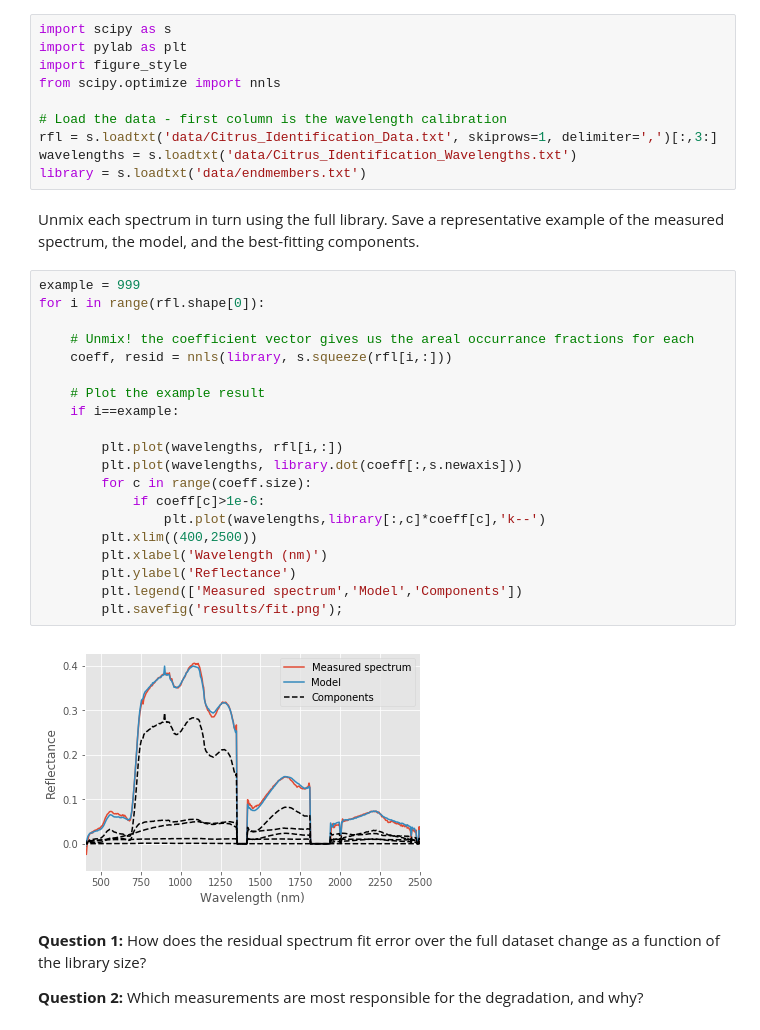
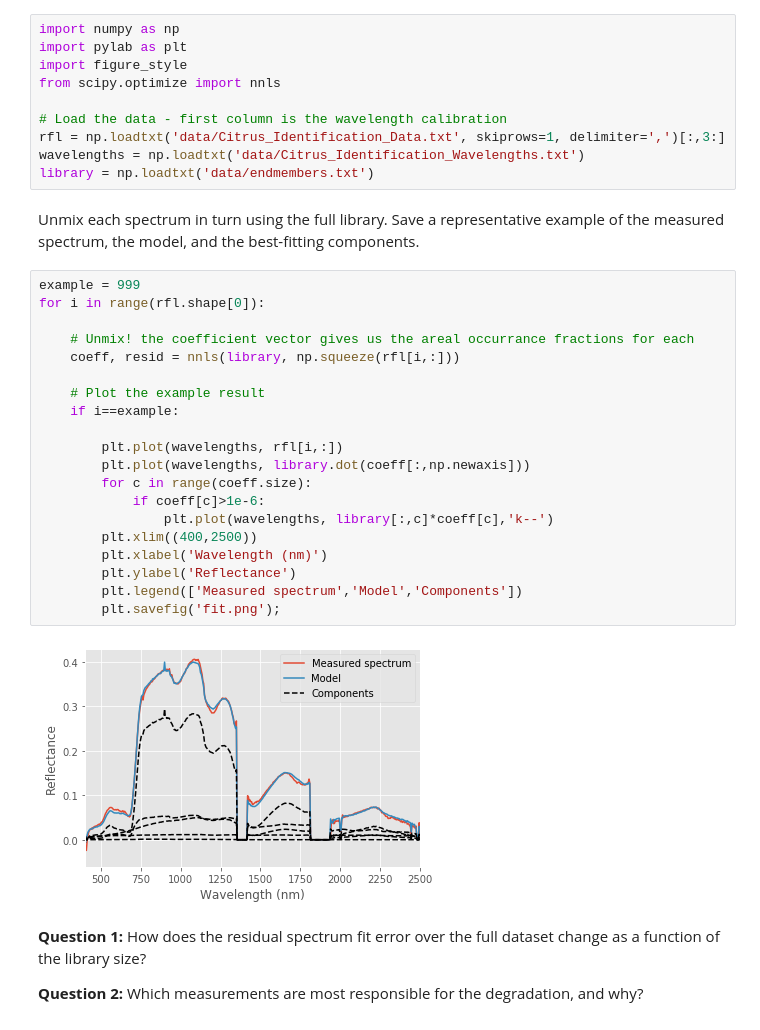
Before and after one commit to davidraythompson/istutor, a Jupyter notebook: 09_Reflectances/09_Unmixing.ipynb, the cells around one changed output. Saved outputs shown, nothing was run; the diff lists cells and outputs as text.

```diff
--- a/09_Reflectances/09_Unmixing.ipynb
+++ b/09_Reflectances/09_Unmixing.ipynb
@@ -7,39 +7,39 @@ __________
 
 This exercise walks you through linear unmixing of remote surface reflectance data using a spectral library.  We import dependencies, and load the wavelengths, reflectances and library of endmembers.  Here the spectra are provided as lists rather than images.
 # %%
-import scipy as s
+import numpy as np
 import pylab as plt
 import figure_style
 from scipy.optimize import nnls
 
 # Load the data - first column is the wavelength calibration
-rfl = s.loadtxt('data/Citrus_Identification_Data.txt', skiprows=1, delimiter=',')[:,3:]
-wavelengths = s.loadtxt('data/Citrus_Identification_Wavelengths.txt')
-library = s.loadtxt('data/endmembers.txt')
+rfl = np.loadtxt('data/Citrus_Identification_Data.txt', skiprows=1, delimiter=',')[:,3:]
+wavelengths = np.loadtxt('data/Citrus_Identification_Wavelengths.txt')
+library = np.loadtxt('data/endmembers.txt')
 # %% [markdown]
 Unmix each spectrum in turn using the full library.  Save a representative example of the measured spectrum, the model, and the best-fitting components.
 # %%
 example = 999
 for i in range(rfl.shape[0]):
 
     # Unmix! the coefficient vector gives us the areal occurrance fractions for each
-    coeff, resid = nnls(library, s.squeeze(rfl[i,:]))
+    coeff, resid = nnls(library, np.squeeze(rfl[i,:]))
 
     # Plot the example result
     if i==example:
 
         plt.plot(wavelengths, rfl[i,:])
-        plt.plot(wavelengths, library.dot(coeff[:,s.newaxis]))
+        plt.plot(wavelengths, library.dot(coeff[:,np.newaxis]))
         for c in range(coeff.size):
             if coeff[c]>1e-6:
-                plt.plot(wavelengths,library[:,c]*coeff[c],'k--')
+                plt.plot(wavelengths, library[:,c]*coeff[c],'k--')
         plt.xlim((400,2500))
         plt.xlabel('Wavelength (nm)')
         plt.ylabel('Reflectance')
         plt.legend(['Measured spectrum','Model','Components'])
-        plt.savefig('results/fit.png');
+        plt.savefig('fit.png');
 # %% [output]
-[figure, old version]
+[figure, new version]
 # %% [markdown]
 <b> Question 1: </b> How does the residual spectrum fit error over the full dataset change as a function of the library size?
 
```
Also changed, not shown: 1 other file.
